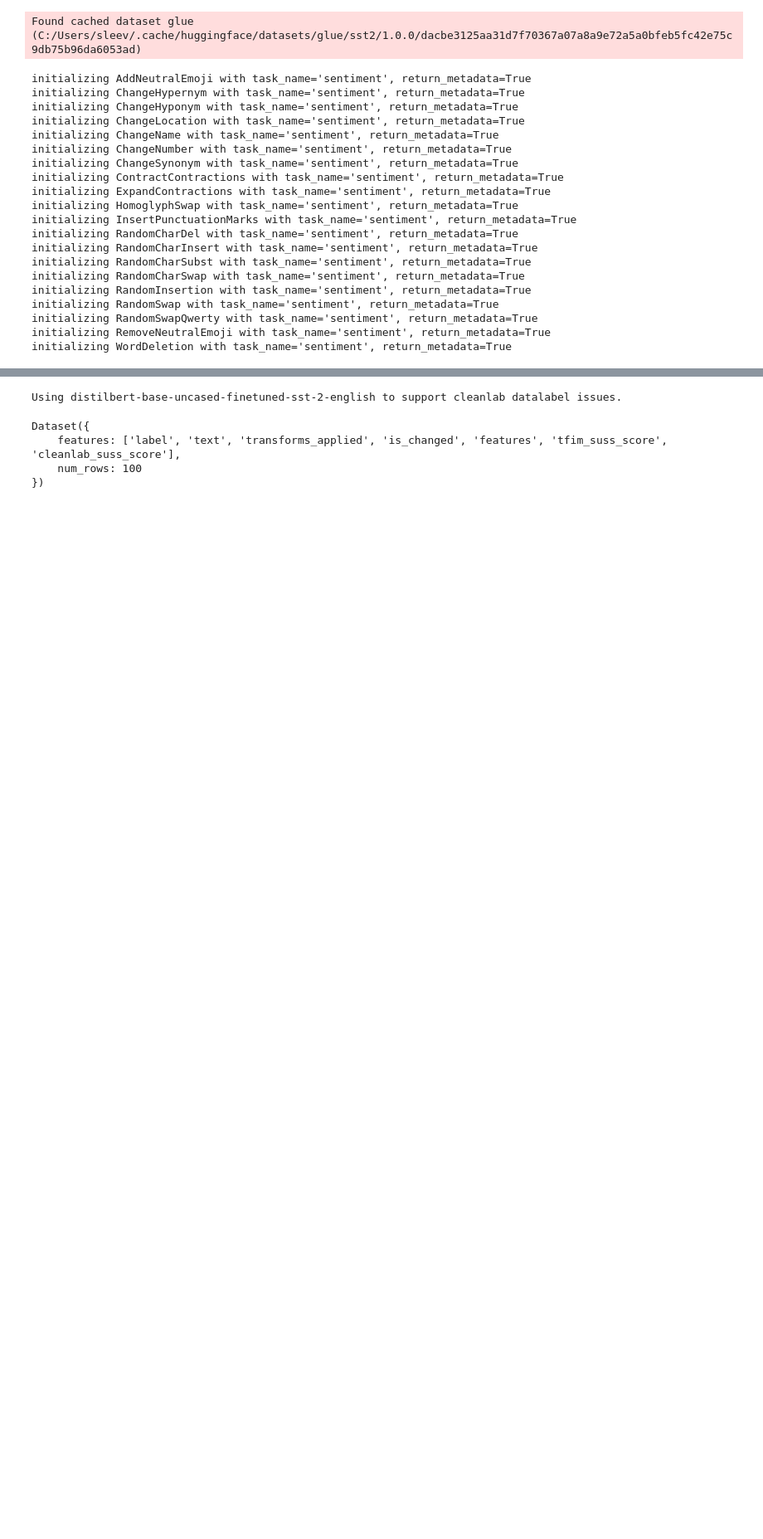
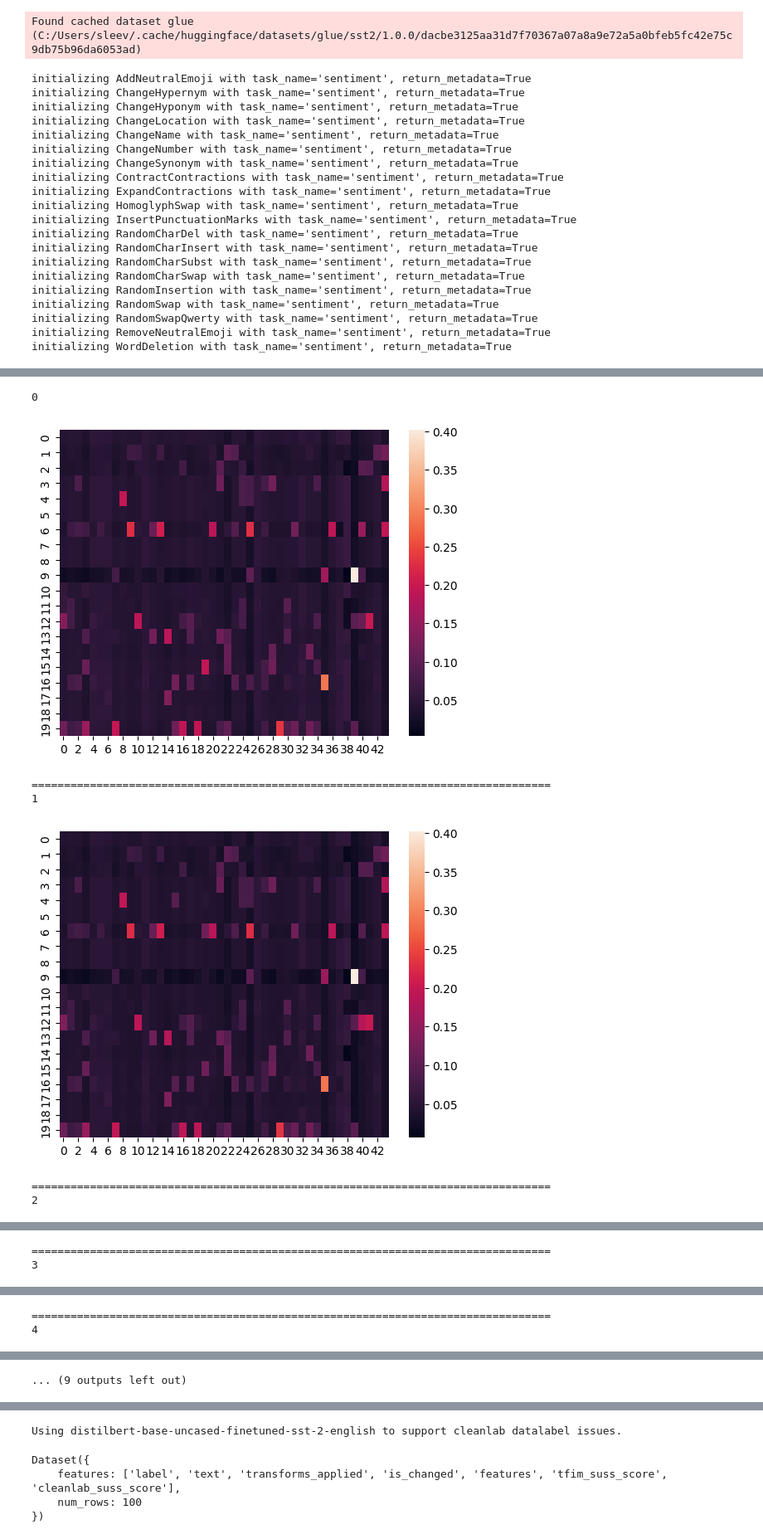
Before and after one commit to Wauplin/fada, a Jupyter notebook: fada_ranking.ipynb, the cells around one changed output, grey strips where cells are left out. Shown at 83% size. Saved outputs shown, nothing was run; the diff lists cells and outputs as text; code cells hidden in the pictures; blank space fills up the shorter version.

```diff
--- a/fada_ranking.ipynb
+++ b/fada_ranking.ipynb
@@ -1042,7 +1038,7 @@ Using pad_token, but it is not set yet.
 # %%
 i = 0
-a = np.load(os.path.join(save_dir, f"glue.sst2.fada.v3.alignment-step-{i}.npy"))
-f = np.load(os.path.join(save_dir, f"glue.sst2.fada.v3.fluency-step-{i}.npy"))
-g = np.load(os.path.join(save_dir, f"glue.sst2.fada.v3.grammar-step-{i}.npy"))
-c = np.load(os.path.join(save_dir, f"glue.sst2.fada.v3.counts-step-{i}.npy"))
-t = np.load(os.path.join(save_dir, f"glue.sst2.fada.v3.tfim-step-{i}.npy"))
+a = np.load(os.path.join(save_dir, f"glue.sst2.fada.v3.1.alignment-step-{i}.npy"))
+f = np.load(os.path.join(save_dir, f"glue.sst2.fada.v3.1.fluency-step-{i}.npy"))
+g = np.load(os.path.join(save_dir, f"glue.sst2.fada.v3.1.grammar-step-{i}.npy"))
+c = np.load(os.path.join(save_dir, f"glue.sst2.fada.v3.1.counts-step-{i}.npy"))
+t = np.load(os.path.join(save_dir, f"glue.sst2.fada.v3.1.tfim-step-{i}.npy"))
@@ -1103,0 +1052,33 @@ np.save("./eval/TFIM-ranking.npy", TFIM)
+# %%
+c_a, c_f, c_g = 0.75, 0.1, 0.15
+
+for i in range(10):
+
+    print(i)
+
+    a = np.load(os.path.join(save_dir, f"glue.sst2.fada.v3.1.alignment-step-{i}.npy"))
+    f = np.load(os.path.join(save_dir, f"glue.sst2.fada.v3.1.fluency-step-{i}.npy"))
+    g = np.load(os.path.join(save_dir, f"glue.sst2.fada.v3.1.grammar-step-{i}.npy"))
+    c = np.load(os.path.join(save_dir, f"glue.sst2.fada.v3.1.counts-step-{i}.npy"))
+    t = np.load(os.path.join(save_dir, f"glue.sst2.fada.v3.1.tfim-step-{i}.npy"))
+
+#     sns.heatmap(normalize_minmax(a))
+#     plt.show()
+#     sns.heatmap(normalize_sum(a))
+#     plt.show()
+#     sns.heatmap(normalize_sum(np.clip(g, -10, 10)))
+#     plt.show()
+#     sns.heatmap(c)
+#     plt.show()
+    sns.heatmap(normalize_sum((c_a * normalize_sum(a)) + (c_f * (normalize_sum(a)))  + (c_g * (normalize_sum(np.clip(g, -10, 10))))))
+    plt.show()
+
+    print("=" * 80)
+# %% [output]
+0
+[figure, added]
+================================================================================
+1
+[figure, added]
+================================================================================
+2
@@ -1103,0 +1086,2 @@ np.save("./eval/TFIM-ranking.npy", TFIM)
+================================================================================
+3
@@ -1103,0 +1089,2 @@ np.save("./eval/TFIM-ranking.npy", TFIM)
+================================================================================
+4
@@ -1103,0 +1095 @@ np.save("./eval/TFIM-ranking.npy", TFIM)
+... (9 outputs left out)
```
Also changed, not shown: parts of 15 cells of this notebook.
